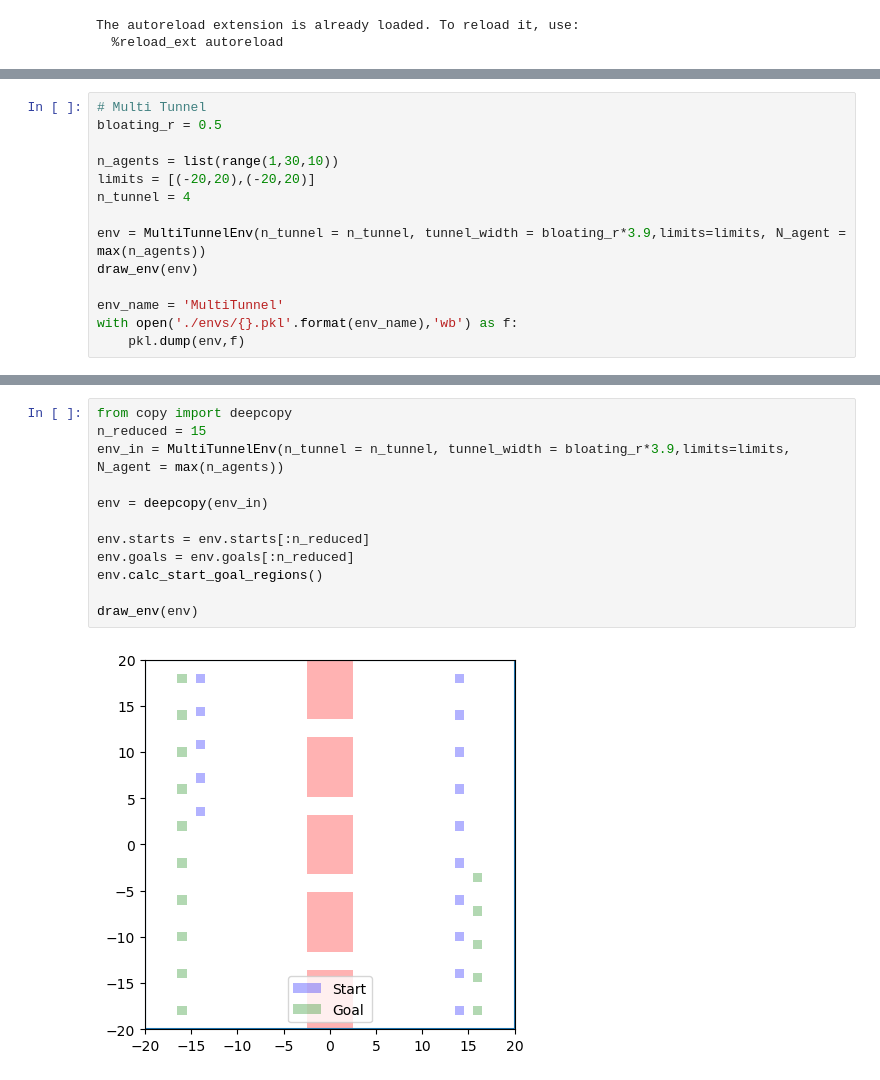
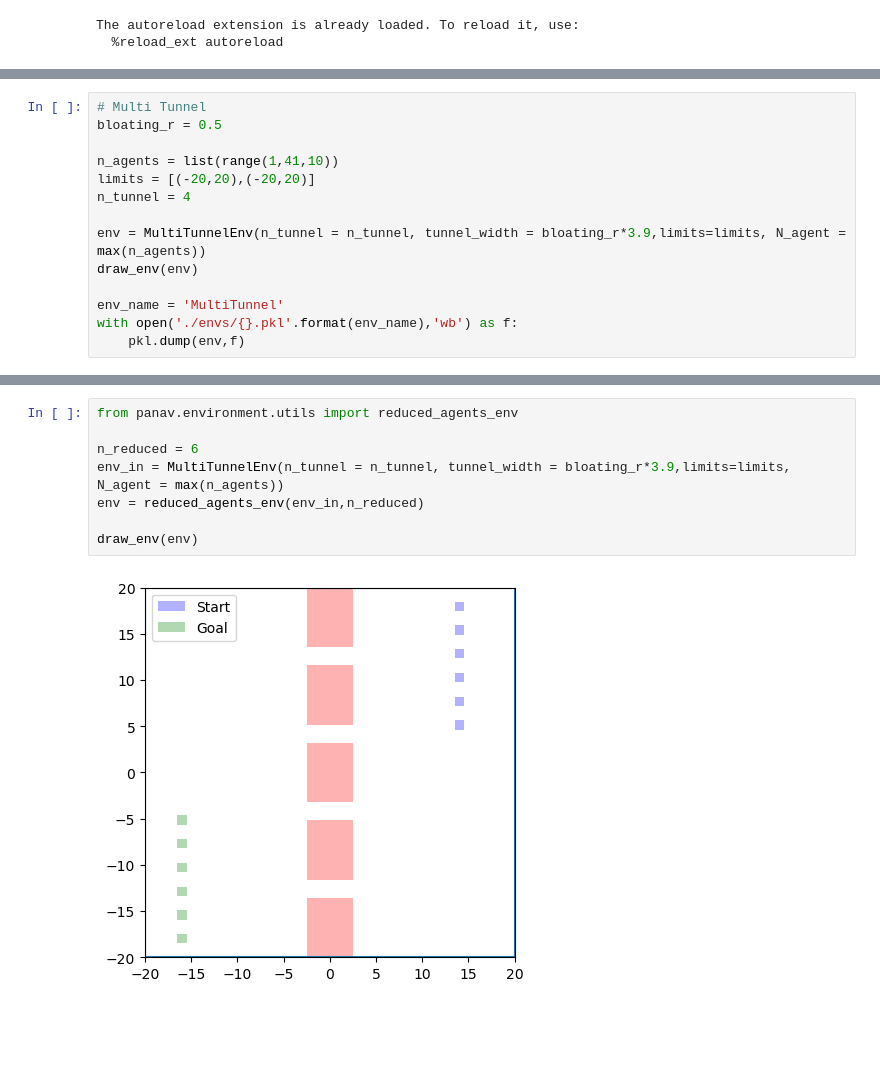
Before and after one commit to CoNG-harvard/PA-Nav, a Jupyter notebook: Experiments/MILP/env_prep.ipynb, the cells around one changed output, grey strips where cells are left out. Drawn from its saved outputs; the diff is of its cells as text; blank space fills up the shorter version.

```diff
--- a/Experiments/MILP/env_prep.ipynb
+++ b/Experiments/MILP/env_prep.ipynb
@@ -63,7 +63,7 @@ with open('./envs/{}.pkl'.format(env_name),'wb') as f:
 # Multi Tunnel
 bloating_r = 0.5
 
-n_agents = list(range(1,30,10))
+n_agents = list(range(1,41,10))
 limits = [(-20,20),(-20,20)]
 n_tunnel = 4
 
@@ -78,14 +78,10 @@ with open('./envs/{}.pkl'.format(env_name),'wb') as f:
 # %%
-from copy import deepcopy
-n_reduced = 15
+from panav.environment.utils import reduced_agents_env
+
+n_reduced = 6
 env_in = MultiTunnelEnv(n_tunnel = n_tunnel, tunnel_width = bloating_r*3.9,limits=limits, N_agent = max(n_agents))
-
-env = deepcopy(env_in)
-
-env.starts = env.starts[:n_reduced]
-env.goals = env.goals[:n_reduced]
-env.calc_start_goal_regions()
+env = reduced_agents_env(env_in,n_reduced)
 
 draw_env(env)
 # %% [output]
-[figure, old version]
+[figure, new version]
```
Also changed, not shown: parts of 4 cells of this notebook, 14 other files.
